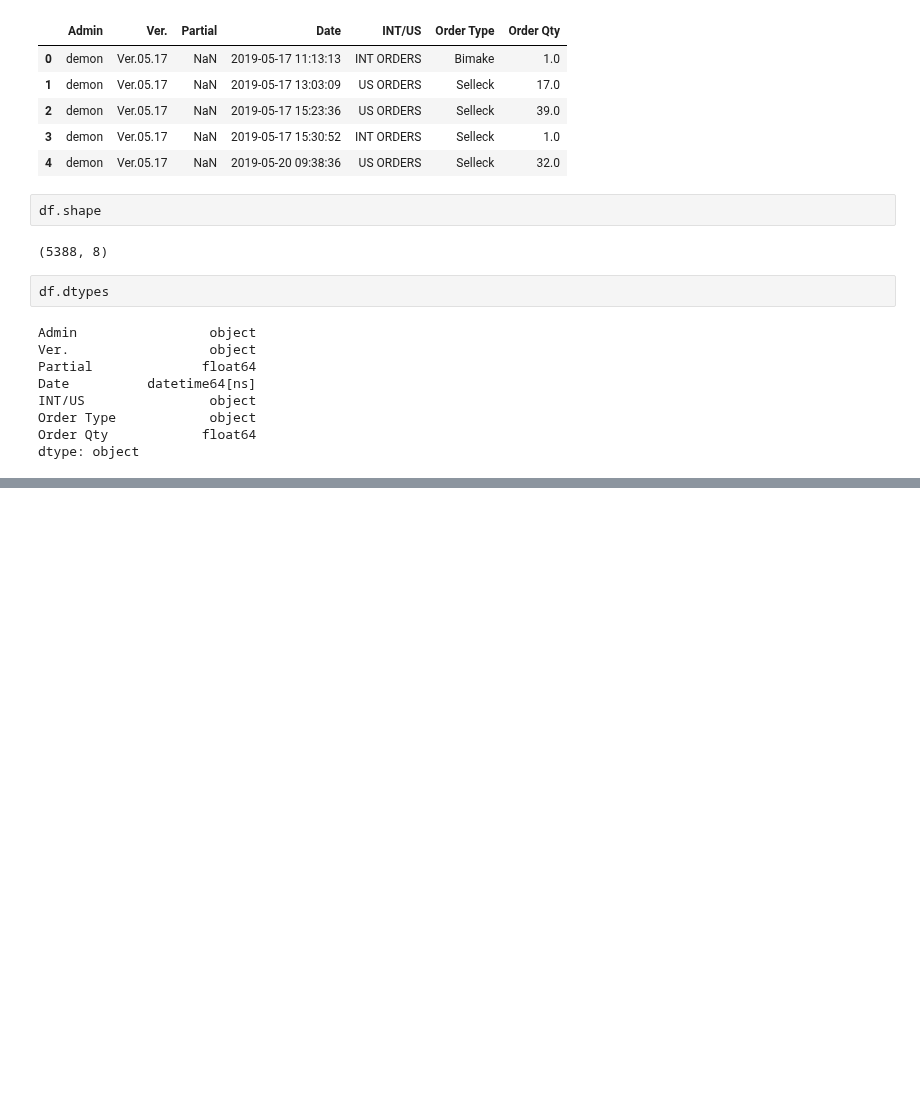
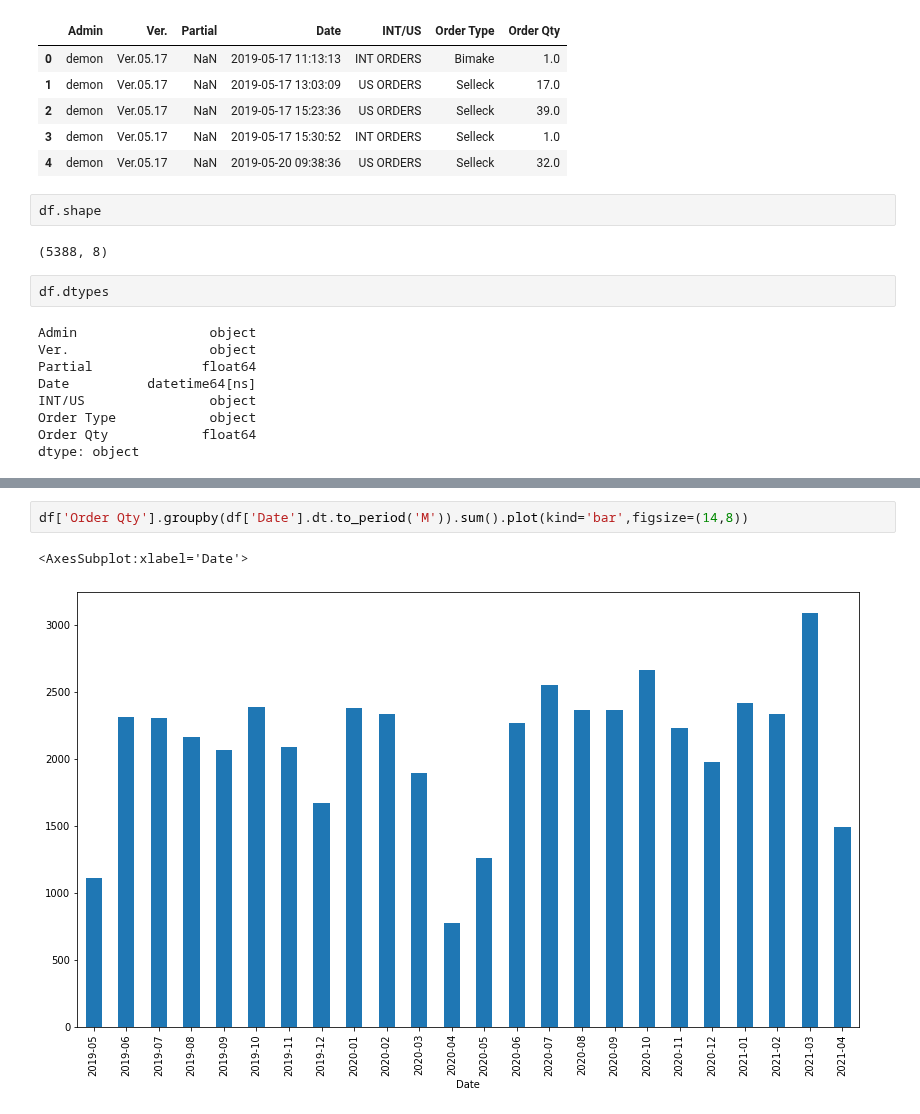
Before and after one commit to rhodapang/Python-Practice, a Jupyter notebook: Log Analysis Project .ipynb, the cells around one changed output, grey strips where cells are left out. Saved outputs shown, nothing was run; the diff lists cells and outputs as text; blank space fills up the shorter version.

```diff
--- a/Log Analysis Project .ipynb
+++ b/Log Analysis Project .ipynb
@@ -35,3 +36,8 @@ df['Order Qty'].groupby(df['Date'].dt.to_period('D')).sum().plot(figsize=(14,8))
 # %% [output]
 <AxesSubplot:xlabel='Date'>
 [figure]
+# %%
+df['Order Qty'].groupby(df['Date'].dt.to_period('M')).sum().plot(kind='bar',figsize=(14,8))
+# %% [output]
+<AxesSubplot:xlabel='Date'>
+[figure, added]
```
Also changed, not shown: parts of 1 cell of this notebook.
